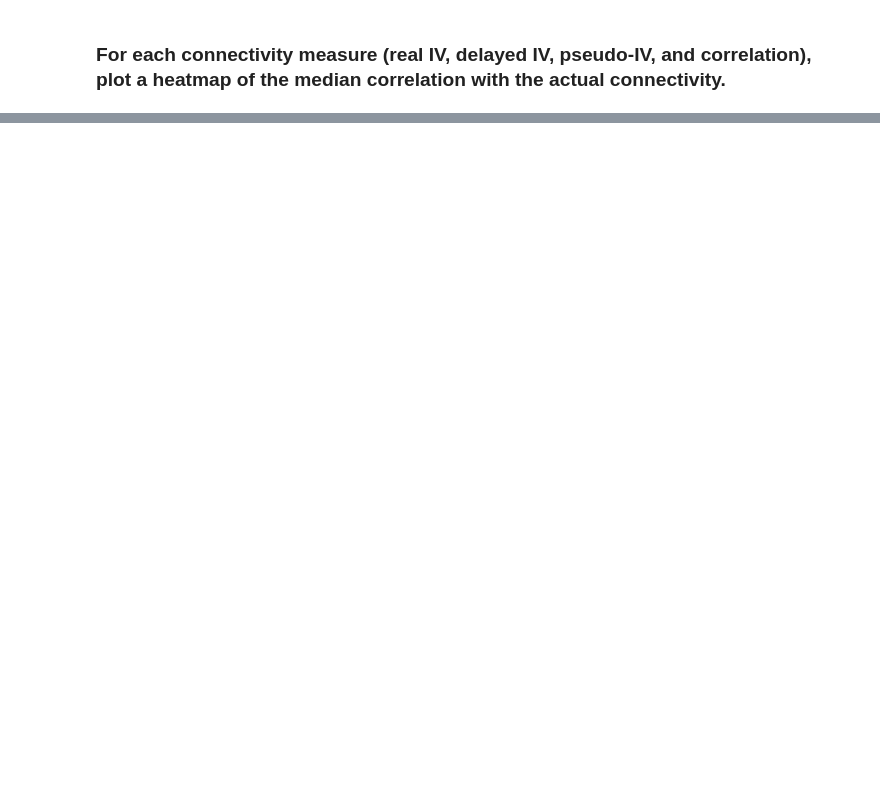
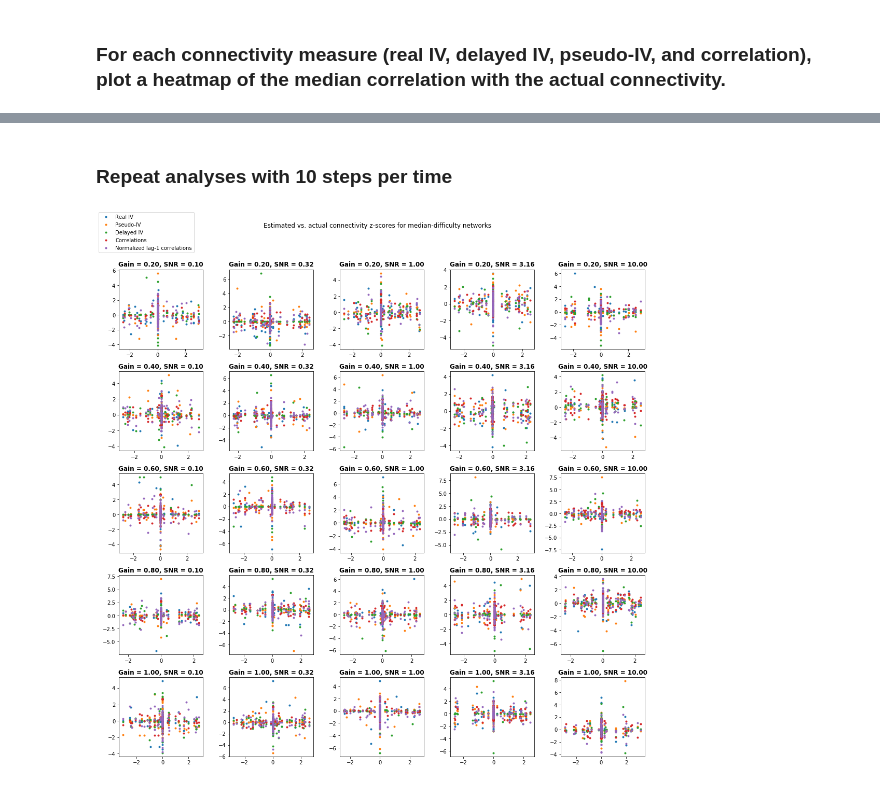
Before and after one commit to KordingLab/fmri-iv, a Jupyter notebook: code/multi_network_sim_test.ipynb, the cells around one changed output, grey strips where cells are left out. Drawn from its saved outputs; the diff is of its cells as text; code cells hidden in the pictures; blank space fills up the shorter version.

Commit message:
Add estimate results for 10 steps per time (+bugfixes)

```diff
--- a/code/multi_network_sim_test.ipynb
+++ b/code/multi_network_sim_test.ipynb
@@ -325,19 +326,23 @@ plt.draw()
 # %%
 # re-simulate networks corresponding to medoids and make scatterplots
 
-def scatter_all_methods_medoid(steps_i, *args, **kwargs):
+def scatter_all_methods_medoid(steps_i, exp_con_mat=False, *args, **kwargs):
     with np.load(result_file) as iv_rs:
         con_mats = np.ndarray((len(gains), len(snrs), n_regions, n_regions))
         est_mats = {method: con_mats.copy() for method in methods.keys()}
+
+        spt = steps_per_time[steps_i]
 
         for i, gain in enumerate(gains):
             for j, snr in enumerate(snrs):
 
                 # re-seed and simulate network
-                spt = steps_per_time[steps_i]
-                seed = iv_rs['seeds'][i, j, steps_i, medoid_inds[i, j]]
+                seed = iv_rs['seeds'][i, j, steps_i, medoid_inds[i, j, steps_i]]
 
                 log_act, ivs, con_mats[i, j] = seeded_sim_network(gain, snr, spt, seed)
+
+                if exp_con_mat:
+                    con_mats[i, j] = np.linalg.matrix_power(con_mats[i, j], spt)
 
                 # estimate connectivity
                 for key, method in methods.items():
@@ -346,6 +351,3 @@ def scatter_all_methods_medoid(steps_i, *args, **kwargs):
     fig = scatter_all_methods(con_mats, est_mats, *args, **kwargs)
     fig.suptitle('Estimated vs. actual connectivity z-scores for median-difficulty networks')
     return fig
-
-scatter_all_methods_medoid(0)
-plt.draw()
@@ -388,0 +420,7 @@ plt.draw()
+# %% [markdown]
+### Repeat analyses with 10 steps per time
+# %%
+scatter_all_methods_medoid(1)
+plt.draw()
+# %% [output]
+[figure, added]
```
Also changed, not shown: parts of 10 cells of this notebook.
